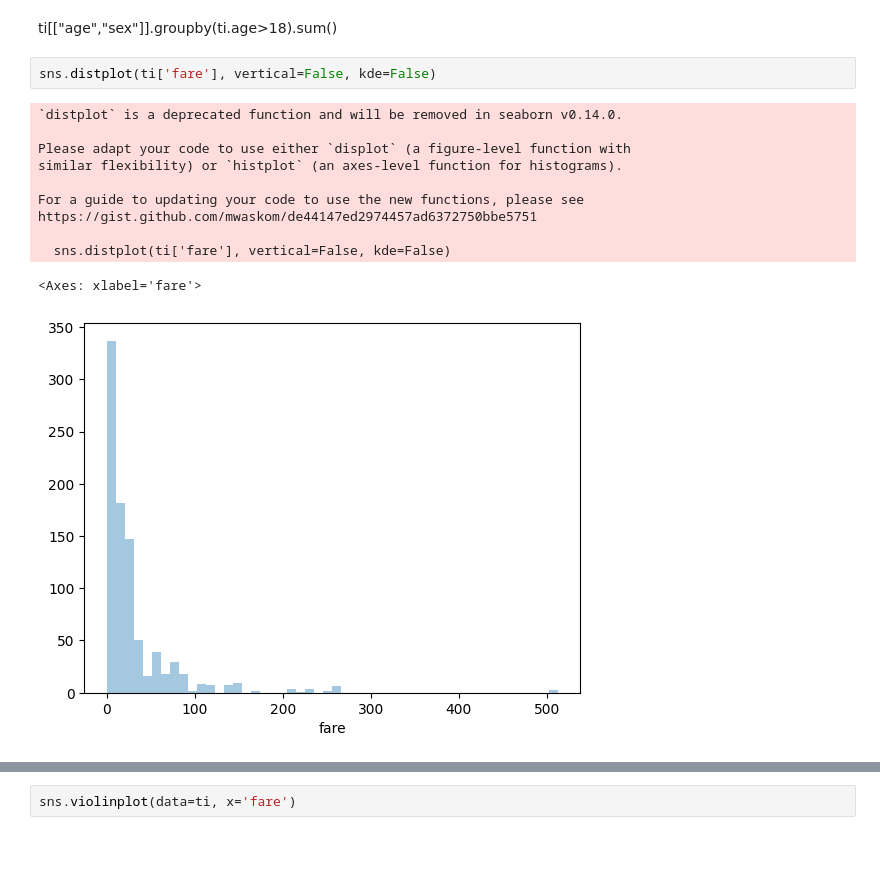
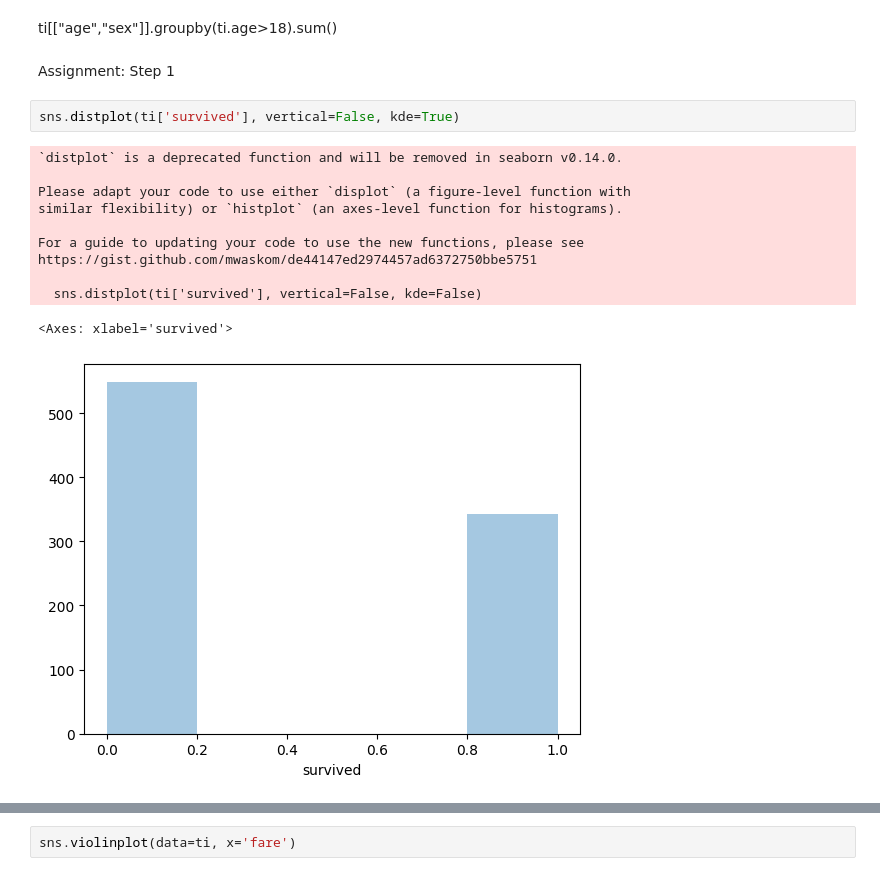
Before and after one commit to Dharanir31/OpenAI, a Jupyter notebook: Sep24_002_EDA_Visuals.ipynb, the cells around one changed output, grey strips where cells are left out. Drawn from its saved outputs; the diff is of its cells as text; blank space fills up the shorter version.

```diff
--- a/Sep24_002_EDA_Visuals.ipynb
+++ b/Sep24_002_EDA_Visuals.ipynb
@@ -276,17 +283,20 @@ sns.scatterplot(data=ti, x='fare', y='age',
         * age vs. fare
 # %% [markdown]
 ti[["age","sex"]].groupby(ti.age>18).sum()
+# %% [markdown]
+Assignment:
+Step 1
 # %%
-sns.distplot(ti['fare'], vertical=False, kde=False)
+sns.distplot(ti['survived'], vertical=False, kde=True)
 # %% [output]
 `distplot` is a deprecated function and will be removed in seaborn v0.14.0.
 
 Please adapt your code to use either `displot` (a figure-level function with
 similar flexibility) or `histplot` (an axes-level function for histograms).
 
 For a guide to updating your code to use the new functions, please see
 https://gist.github.com/mwaskom/de44147ed2974457ad6372750bbe5751
 
-  sns.distplot(ti['fare'], vertical=False, kde=False)
+  sns.distplot(ti['survived'], vertical=False, kde=False)
-<Axes: xlabel='fare'>
+<Axes: xlabel='survived'>
-[figure, old version]
+[figure, new version]
```
Also changed, not shown: parts of 15 cells of this notebook.
